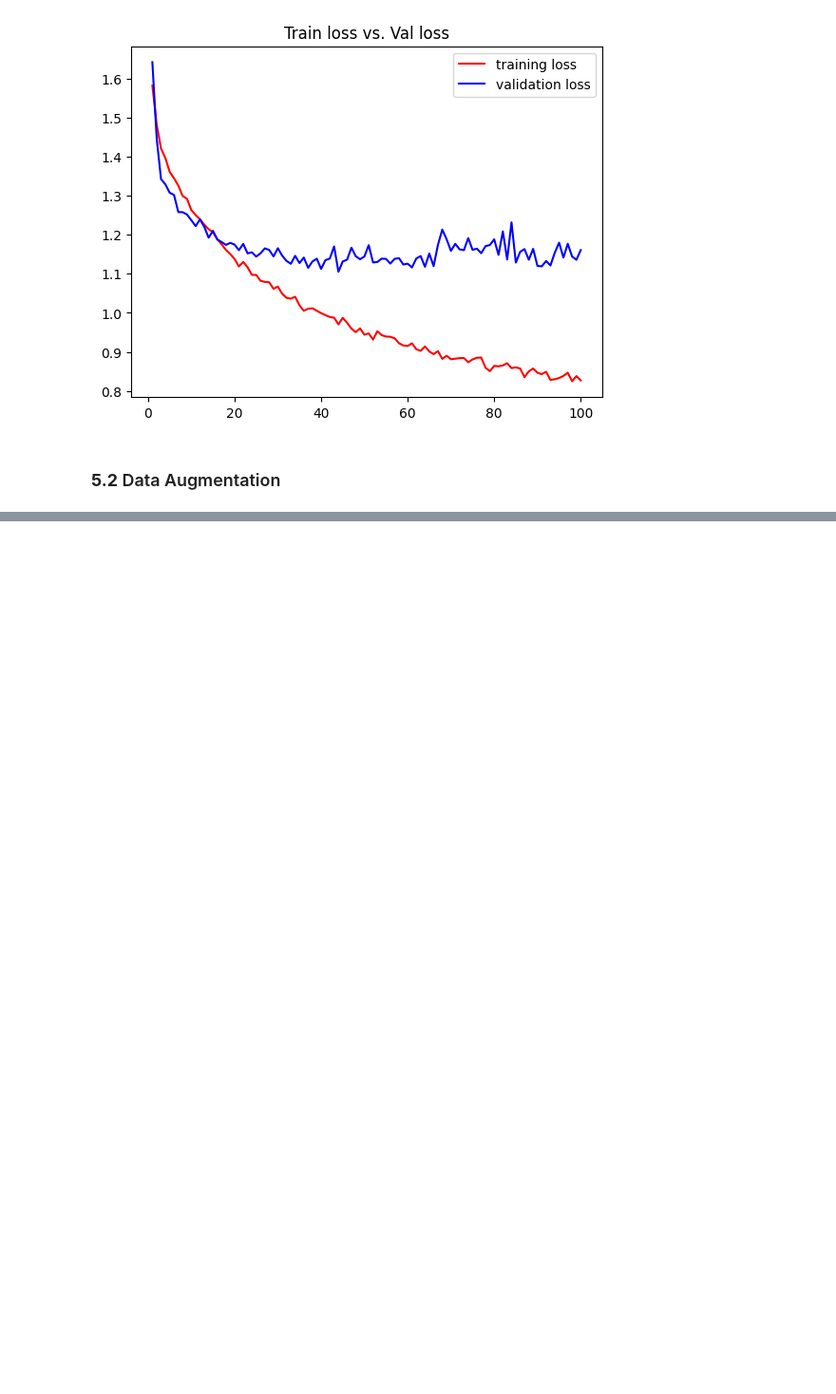
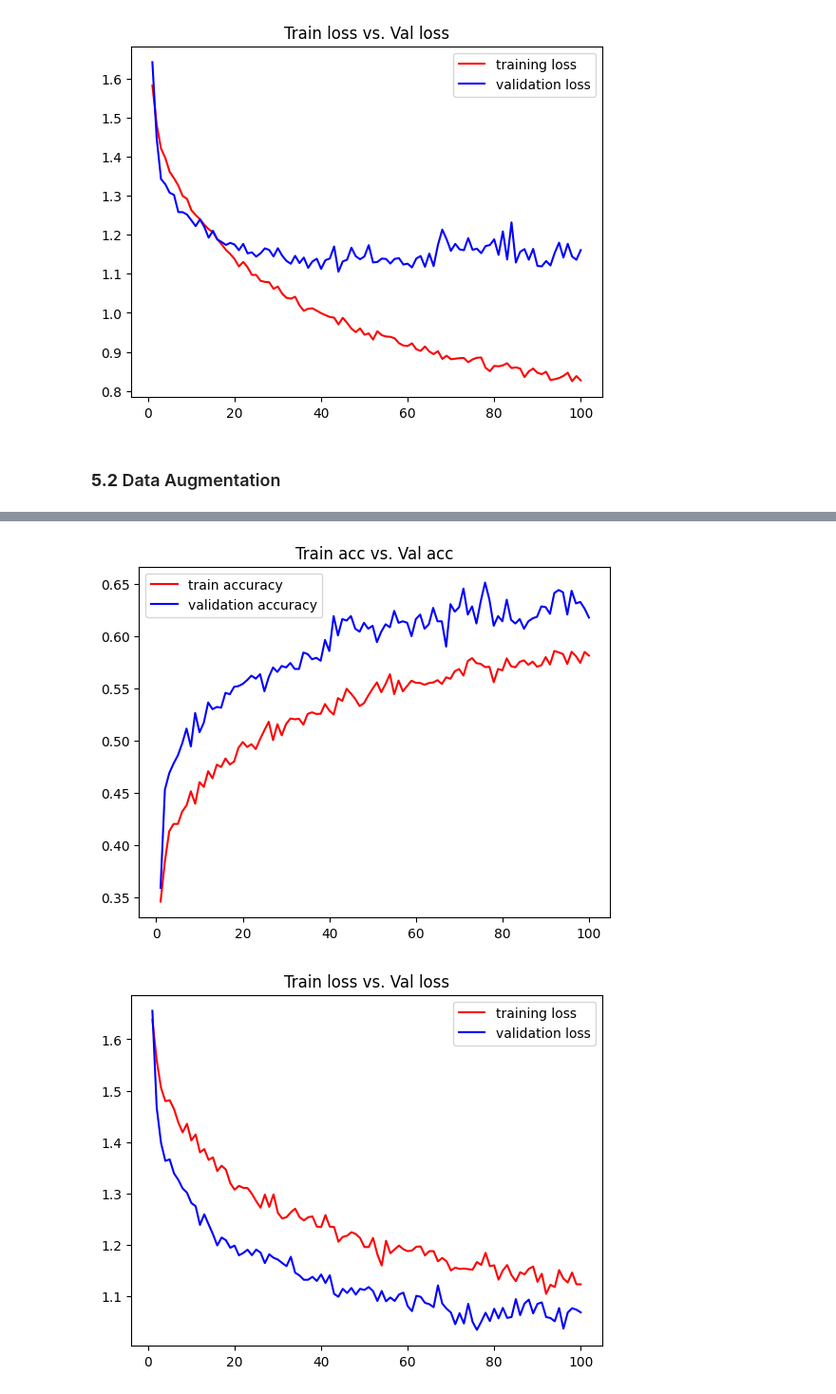
Before and after one commit to AndreaMedinaRico/garbage-classification, a Jupyter notebook: data_preparation_trash.ipynb, the cells around one changed output, grey strips where cells are left out. Shown at 95% size. Cells and saved outputs as stored; diff of their text form; code cells hidden in the pictures; blank space fills up the shorter version.

```diff
--- a/data_preparation_trash.ipynb
+++ b/data_preparation_trash.ipynb
@@ -547,0 +566,11 @@ visualizar_graficas(history_imp2_1)
+# %%
+model_imp2_2 = tf.keras.Sequential([
+    mob_b3,
+    GlobalAveragePooling2D(),
+    BatchNormalization(),
+    Dropout(0.5),
+    Dense(512, activation='relu'),
+    Dense(num_classes, activation='softmax')
+])
+# %%
+history_imp2_2 = compile_and_fit(model_imp2_2, 100)
@@ -547,0 +595,5 @@ visualizar_graficas(history_imp2_1)
+# %%
+visualizar_graficas(history_imp2_2)
+# %% [output]
+[figure, added]
+[figure, added]
```
Also changed, not shown: parts of 5 cells of this notebook.
